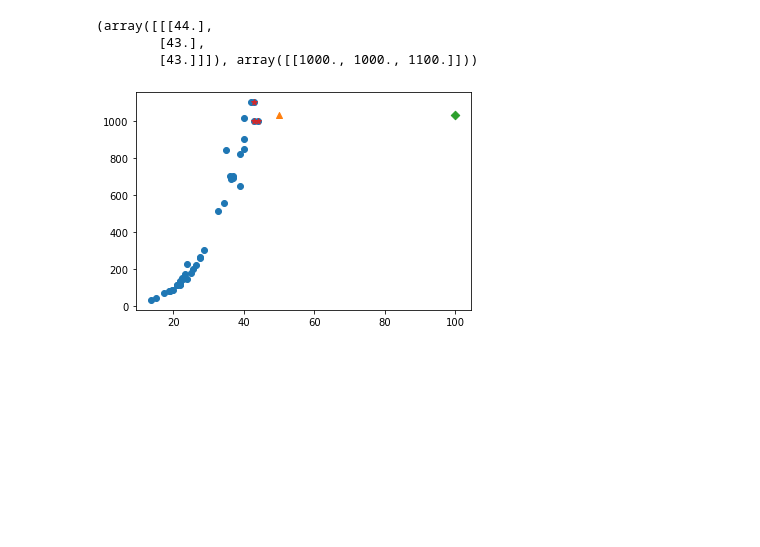
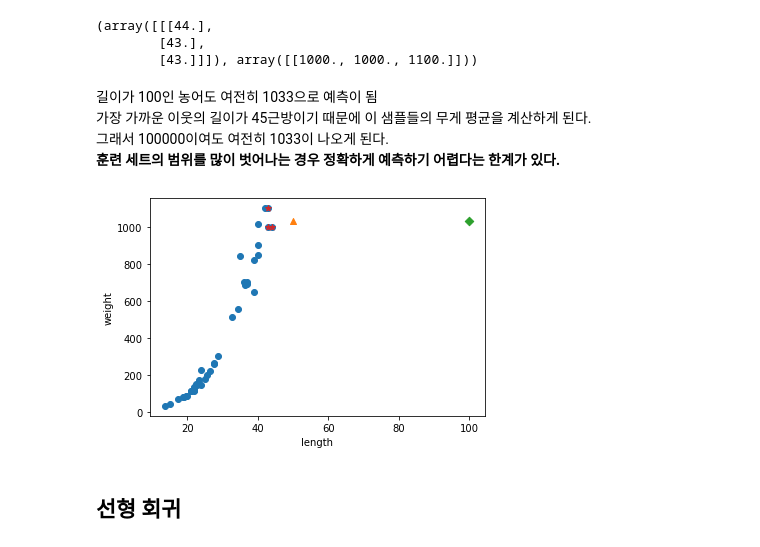
Before and after one commit to Hyunju-Cho/javaNpython, a Jupyter notebook: mldl_work/ex0718/ex02.ipynb, the cells around one changed output. Cells and saved outputs as stored; diff of their text form; code cells hidden in the pictures; blank space fills up the shorter version.

```diff
--- a/mldl_work/ex0718/ex02.ipynb
+++ b/mldl_work/ex0718/ex02.ipynb
@@ -41,11 +41,20 @@ print(trainvalues)
 (array([[[44.],
         [43.],
         [43.]]]), array([[1000., 1000., 1100.]]))
+# %% [markdown]
+길이가 100인 농어도 여전히 1033으로 예측이 됨<br>
+가장 가까운 이웃의 길이가 45근방이기 때문에 이 샘플들의 무게 평균을 계산하게 된다.<br>
+그래서 100000이여도 여전히 1033이 나오게 된다.<br>
+**훈련 세트의 범위를 많이 벗어나는 경우 정확하게 예측하기 어렵다는 한계가 있다.**
 # %%
 plt.scatter(train_input,train_target)
 plt.scatter(50,1033,marker="^")
 plt.scatter(100,1033,marker="D")
-plt.scatter(train_input[idx],train_target[idx],marker="*")
+plt.scatter(train_input[idx],train_target[idx],marker="*")#훈련 세트 중 이웃 샘플만 별표로 다니 나타냄
+plt.xlabel('length')
+plt.ylabel('weight')
 plt.show()
 # %% [output]
-[figure, old version]
+[figure, new version]
+# %% [markdown]
+## 선형 회귀
```
Also changed, not shown: parts of 15 cells of this notebook.
